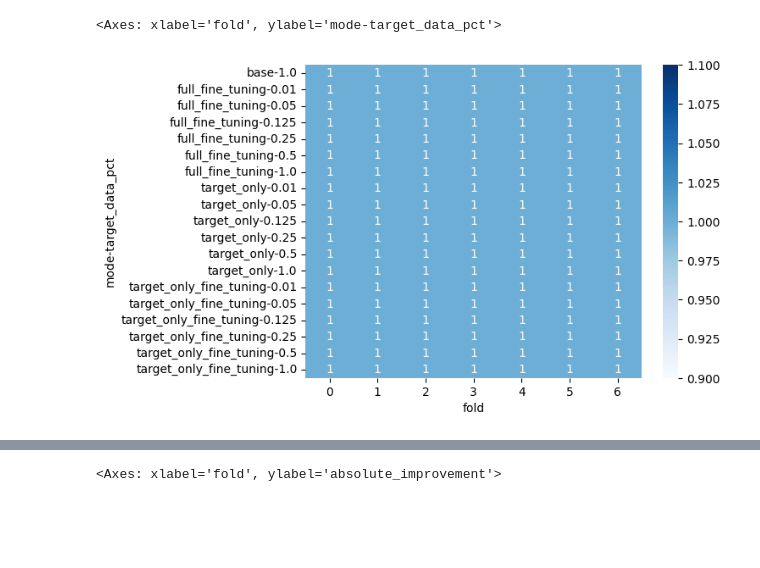
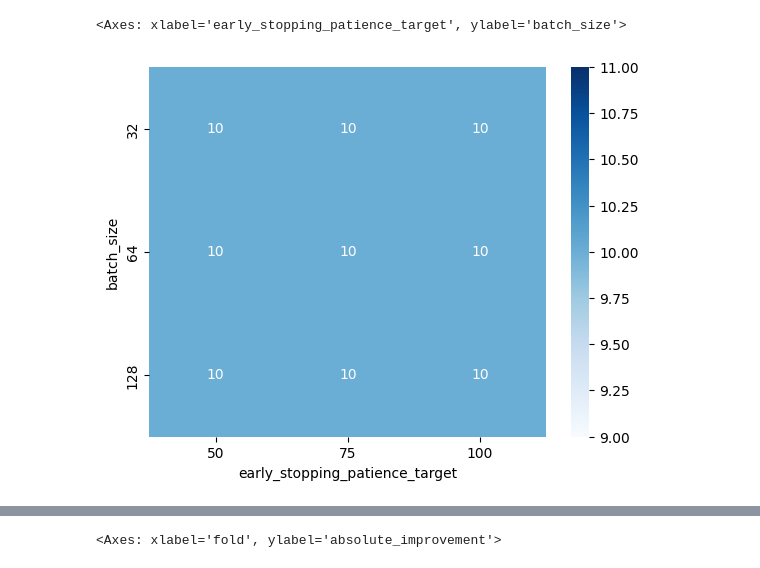
Before and after one commit to smithandrewk/ml-customization, a Jupyter notebook: eval_two_stage.ipynb, the cells around one changed output, grey strips where cells are left out. Cells and saved outputs as stored; diff of their text form; code cells hidden in the pictures; blank space fills up the shorter version.

```diff
--- a/eval_two_stage.ipynb
+++ b/eval_two_stage.ipynb
@@ -45,35 +45,35 @@ for experiment in tqdm(os.listdir(experiments_dir)):
             model.to(device)
             test_loss, test_f1 = compute_loss_and_f1(model, target_testloader, criterion, device=device)
             metrics['test_f1'] = test_f1
             metrics['test_loss'] = test_loss
 
         # TODO: compute absolute improvement for each finetune model, may need two consecutive loops
 
         data.append({
             **metrics,
             **hyperparameters,
             'experiment': experiment,
             'run': run
         })
 df = pd.DataFrame(data)
 
 def get_base_test_f1(row):
     if row['mode'] == 'base':
         return row['test_f1']
     else:
         base_row = df[df['experiment'] == row['base_experiment_prefix']]
         return base_row['test_f1'].iloc[0] if len(base_row) > 0 else None
 
 df['base_test_f1'] = df.apply(get_base_test_f1, axis=1)
 df['absolute_improvement'] = df['test_f1'] - df['base_test_f1']
 
-combo_df = df.groupby(['mode', 'target_data_pct', 'batch_size', 'fold']).size().reset_index(name='count')
+combo_df = df.groupby(['mode', 'batch_size', 'fold', 'early_stopping_patience_target']).size().reset_index(name='count')
 pivot_df = combo_df.pivot_table(values='count',
-                                index=['mode', 'target_data_pct'],
-                                columns=['fold'],
+                                index=['batch_size'],
+                                columns=['early_stopping_patience_target'],
                                 fill_value=0)
 
 sns.heatmap(pivot_df, annot=True, cmap='Blues')
 # %% [output]
-<Axes: xlabel='fold', ylabel='mode-target_data_pct'>
+<Axes: xlabel='early_stopping_patience_target', ylabel='batch_size'>
-[figure, old version]
+[figure, new version]
```
Also changed, not shown: parts of 5 cells of this notebook, 5 other files.
